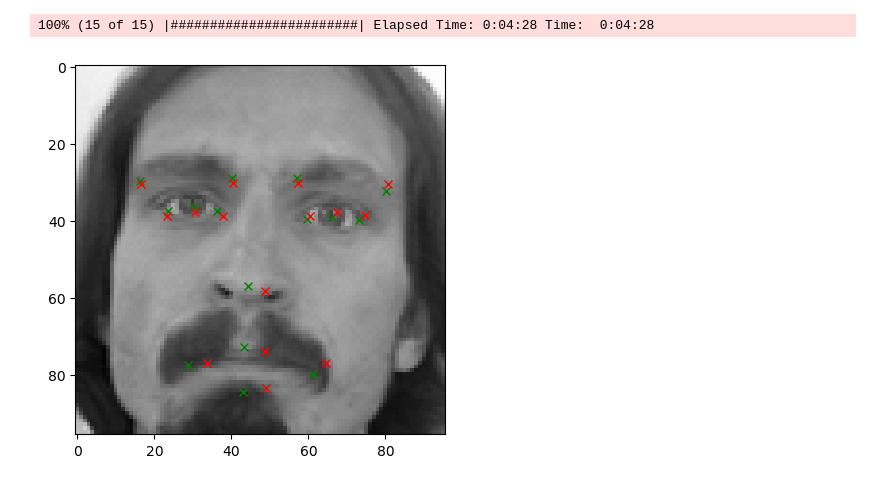
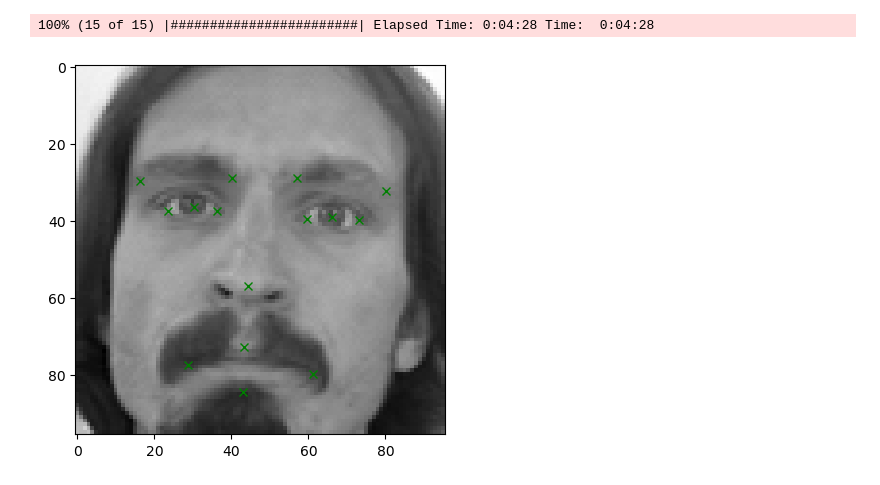
Before and after one commit to caddis90/kaggleutils, a Jupyter notebook: notebook5b2855ac01.ipynb, the cells around one changed output. Saved outputs shown, nothing was run; the diff lists cells and outputs as text; code cells hidden in the pictures.

```diff
--- a/notebook5b2855ac01.ipynb
+++ b/notebook5b2855ac01.ipynb
@@ -297,7 +274,7 @@ resnet50 = models.resnet50(num_classes = ModelParams.OUTPUT_SIZE)
 resnet50.inplanes = ModelParams.IMG_SIZE
 resnet50.conv1 = nn.Conv2d(1, 64, kernel_size=7, stride=2, padding=3, bias=False)
 # %%
-transformations = transforms.Compose([Normalize(), SquareImageRescale(), ToTensor()])
+transformations = transforms.Compose([Normalize(), ToTensor()])
 
 trainset = FacialKeypointsDataset(training_data, transform=transformations)
 testset = FacialKeypointsDataset(test_data, train=False, transform=transformations)
@@ -377,13 +354,14 @@ with torch.no_grad():
 create_submission(test_predictions)
 # %%
 model.eval()
-plot_sample = trainset[0]
-
 with torch.no_grad():
     test_key_points = model(plot_sample['image'].unsqueeze(0).to(device)).cpu().numpy()
-image = plot_sample["image"].numpy()
-image = image.reshape(ModelParams.IMG_SIZE, ModelParams.IMG_SIZE, 1)
-
-show_image(image=image, training_key_points=plot_sample["keypoints"].numpy(), test_key_points=test_key_points)
-# %% [output]
-[figure, removed]
+# %%
+plot_sample = trainset[0]
+image = plot_sample["image"].numpy()
+image_height = image.shape[1]
+image_width = image.shape[2]
+image = image.reshape(image_height, image_width, 1)
+show_image(image=image, training_key_points=plot_sample["keypoints"].numpy(), transform=BrightnessAugmentation())#, test_key_points=test_key_points)
+# %% [output]
+[figure, added]
```
Also changed, not shown: parts of 3 cells of this notebook.
